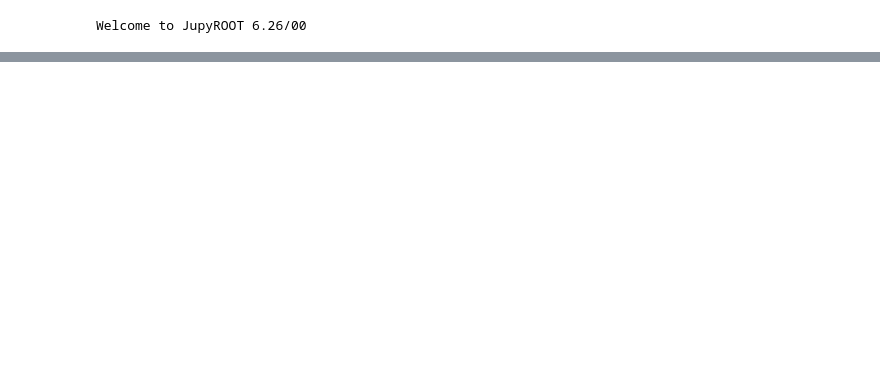
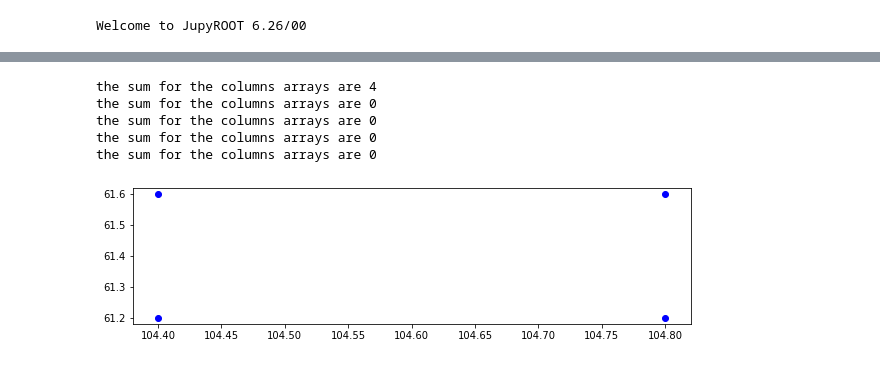
Before and after one commit to OliviaSeidel/qpix-digital, a Jupyter notebook: radiogenic/RadiogenData.ipynb, the cells around one changed output, grey strips where cells are left out. Cells and saved outputs as stored; diff of their text form; code cells hidden in the pictures; blank space fills up the shorter version.

```diff
--- a/radiogenic/RadiogenData.ipynb
+++ b/radiogenic/RadiogenData.ipynb
@@ -284,0 +345,43 @@ plt.tight_layout()
+# %%
+import numpy as np
+# import sys
+
+ncols = 5
+nrows = 5
+xBottom = int(100)
+xTop = int(140)
+yBottom = int(0)
+yTop = int(100)
+colWidth = int((xTop - xBottom)/ncols) # what the x and y bounds are
+rowWidth = int((yTop - yBottom)/nrows)
+
+Columns = []
+for cols in range(ncols):
+    IndexingArray = np.logical_and(x_val >= xBottom + colWidth * (cols), x_val < xBottom + colWidth * (cols+1))
+    print(f'the sum for the columns arrays are {sum(IndexingArray)}')
+    locals() [f'Col{cols}'] = IndexingArray
+    # print(f'the bottom index is {xBottom + colWidth * (cols)}')
+    Columns.append(locals() [f'Col{cols}'])
+# print(Col0)
+# print(len(Col0))
+
+Entries = []
+for rows in range(nrows):
+    for colsInd, cols in enumerate(Columns):
+        index = colsInd + rows * ncols
+        IndexingArray = np.logical_and(y_val >= yBottom + rowWidth * rows, y_val < yBottom + rowWidth * (rows+1))
+        locals() [f'Entry{index}'] = [j for j in cols * IndexingArray]
+        Entries.append(locals() [f'Entry{index}'])
+
+plt.figure(figsize=(10, 2.5))
+for entry in Entries:
+    x = x_val[entry]
+    y = y_val[entry]
+    plt.scatter(x, y, color='blue')
+# %% [output]
+the sum for the columns arrays are 4
+the sum for the columns arrays are 0
+the sum for the columns arrays are 0
+the sum for the columns arrays are 0
+the sum for the columns arrays are 0
+[figure, added]
```
Also changed, not shown: parts of 6 cells of this notebook, 3 other files.
